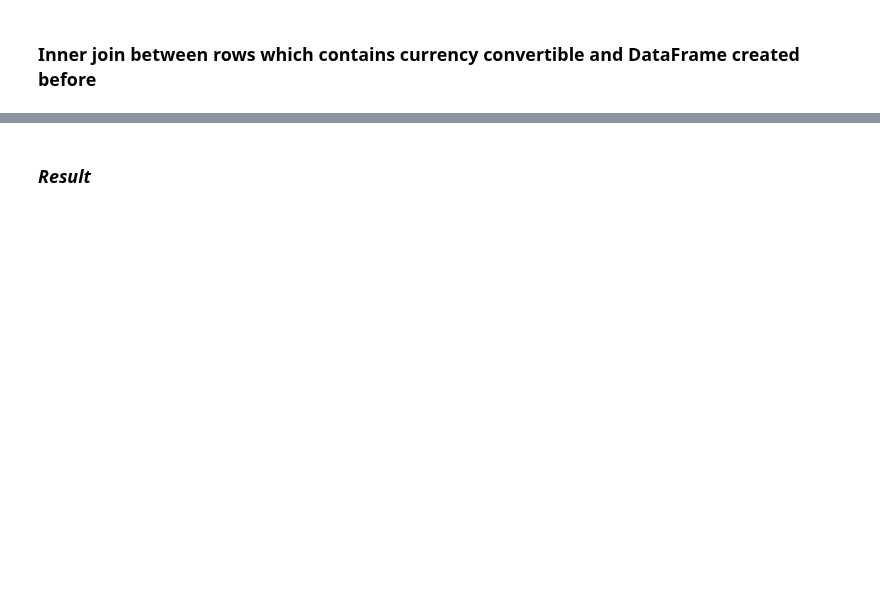
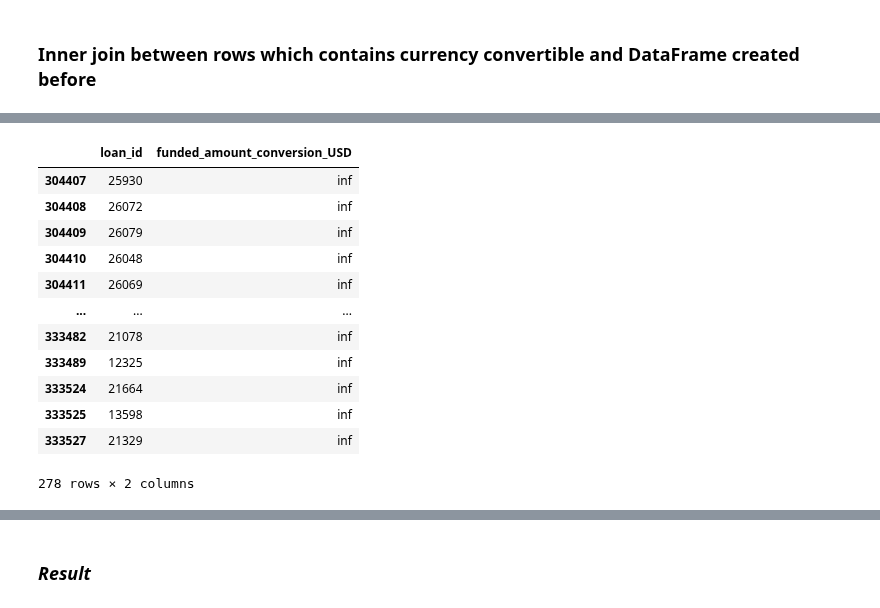
Before and after one commit to gaveter/Project_cs, a Jupyter notebook: Project.ipynb, the cells around one changed output, grey strips where cells are left out. Saved outputs shown, nothing was run; the diff lists cells and outputs as text; code cells hidden in the pictures; blank space fills up the shorter version.

```diff
--- a/Project.ipynb
+++ b/Project.ipynb
@@ -722,0 +522,16 @@ loan_simplified_USD = pd.concat([firstBlock,secondBlock],axis=0,sort=False)
+# %%
+prova[prova['funded_amount_conversion_USD']==np.inf]
+# %% [output]
+|  | loan_id | funded_amount_conversion_USD |
+| 304407 | 25930 | inf |
+| 304408 | 26072 | inf |
+| 304409 | 26079 | inf |
+| 304410 | 26048 | inf |
+| 304411 | 26069 | inf |
+| ... | ... | ... |
+| 333482 | 21078 | inf |
+| 333489 | 12325 | inf |
+| 333524 | 21664 | inf |
+| 333525 | 13598 | inf |
+| 333527 | 21329 | inf |
+278 rows × 2 columns
```
Also changed, not shown: parts of 78 cells of this notebook.
